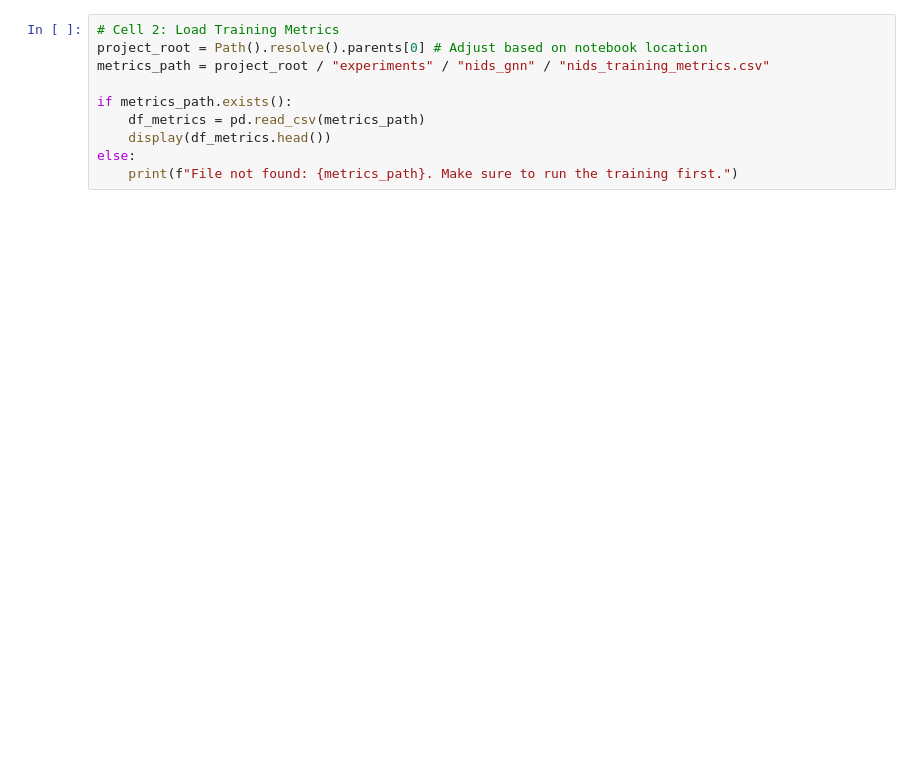
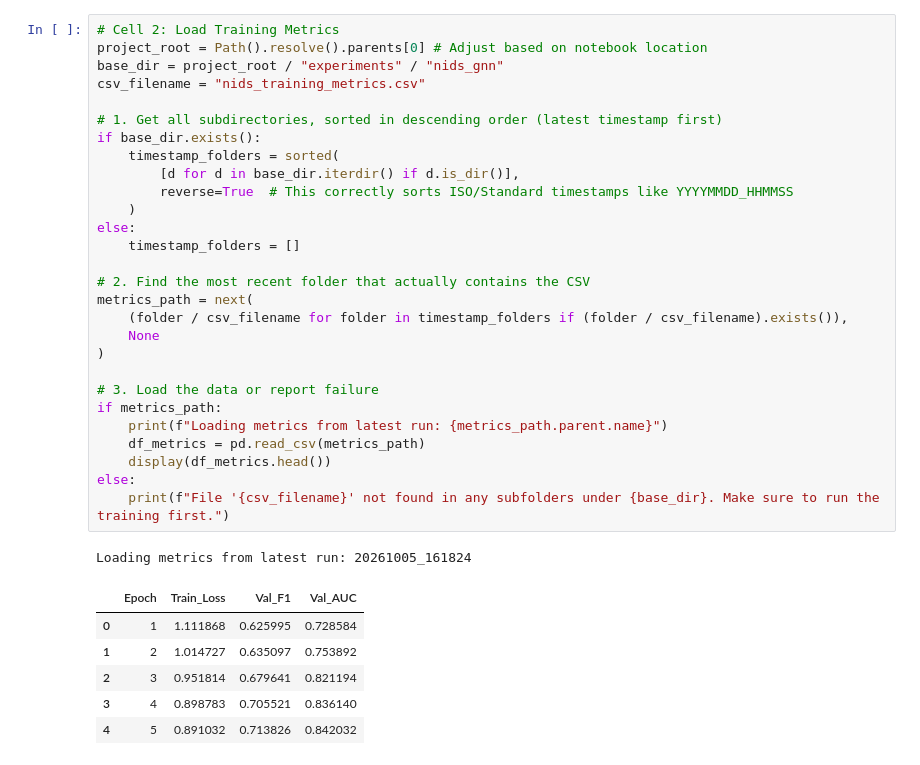
Before and after one commit to SimonRi1/DeepGraphDefense-GNN, a Jupyter notebook: notebooks/03_results_analysis.ipynb, the cells around one changed output. Cells and saved outputs as stored; diff of their text form; blank space fills up the shorter version.

```diff
--- a/notebooks/03_results_analysis.ipynb
+++ b/notebooks/03_results_analysis.ipynb
@@ -13,12 +11,38 @@ Error:
 # %%
 # Cell 2: Load Training Metrics
 project_root = Path().resolve().parents[0] # Adjust based on notebook location
-metrics_path = project_root / "experiments" / "nids_gnn" / "nids_training_metrics.csv"
+base_dir = project_root / "experiments" / "nids_gnn"
+csv_filename = "nids_training_metrics.csv"
 
-if metrics_path.exists():
+# 1. Get all subdirectories, sorted in descending order (latest timestamp first)
+if base_dir.exists():
+    timestamp_folders = sorted(
+        [d for d in base_dir.iterdir() if d.is_dir()],
+        reverse=True  # This correctly sorts ISO/Standard timestamps like YYYYMMDD_HHMMSS
+    )
+else:
+    timestamp_folders = []
+
+# 2. Find the most recent folder that actually contains the CSV
+metrics_path = next(
+    (folder / csv_filename for folder in timestamp_folders if (folder / csv_filename).exists()),
+    None
+)
+
+# 3. Load the data or report failure
+if metrics_path:
+    print(f"Loading metrics from latest run: {metrics_path.parent.name}")
     df_metrics = pd.read_csv(metrics_path)
     display(df_metrics.head())
 else:
-    print(f"File not found: {metrics_path}. Make sure to run the training first.")
+    print(f"File '{csv_filename}' not found in any subfolders under {base_dir}. Make sure to run the training first.")
+# %% [output]
+Loading metrics from latest run: 20261005_161824
+|  | Epoch | Train_Loss | Val_F1 | Val_AUC |
+| 0 | 1 | 1.111868 | 0.625995 | 0.728584 |
+| 1 | 2 | 1.014727 | 0.635097 | 0.753892 |
+| 2 | 3 | 0.951814 | 0.679641 | 0.821194 |
+| 3 | 4 | 0.898783 | 0.705521 | 0.836140 |
+| 4 | 5 | 0.891032 | 0.713826 | 0.842032 |
 # %%
 # Cell 3: Plot Training Loss vs Validation AUC/F1
```
Also changed, not shown: parts of 4 cells of this notebook, 2 other files.
